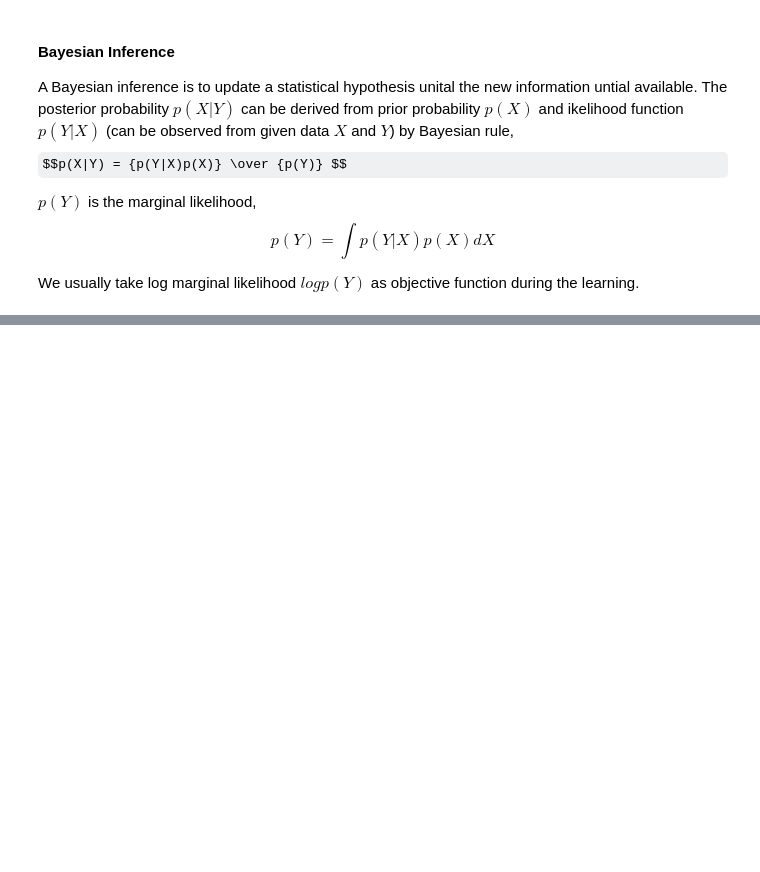
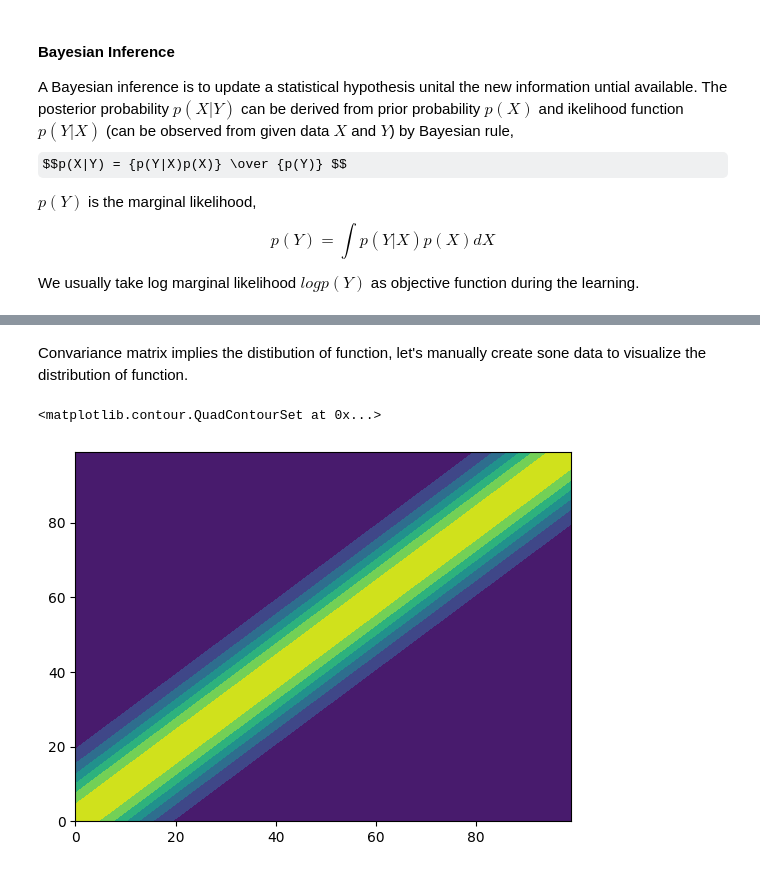
Before and after one commit to kueiwen/machine-learning, a Jupyter notebook: gaussian_process_regression.ipynb, the cells around one changed output, grey strips where cells are left out. Saved outputs shown, nothing was run; the diff lists cells and outputs as text; code cells hidden in the pictures; some formulas as TeX source; blank space fills up the shorter version.

```diff
--- a/gaussian_process_regression.ipynb
+++ b/gaussian_process_regression.ipynb
@@ -56,0 +123,23 @@ The ext problem is now to setup the mean $\mu$ and covariance $\Sigma$? In Gauss
+# %%
+from scipy.spatial.distance import cdist
+def kernel(x: np.array, y: np.array, var_f: float, l: float) -> np.array:
+    """RBF kernel function.
+    Args:
+        x: numpy array of shape (n, d)
+        y: numpy array of shape (m, d)
+        var_f: float, variance
+        l: float, length scale
+    Returns:
+        numpy array of shape (n, m)
+    """
+    sqdist = np.sum(x**2, 1).reshape(-1, 1) + np.sum(y**2, 1) - 2 * np.dot(x, y.T) # (x - y)^2
+    return var_f * np.exp(-sqdist / (2*l**2))
+# %% [markdown]
+Convariance matrix implies the distibution of function, let's manually create sone data to visualize the distribution of function.
+# %%
+x_s = np.linspace(-5, 5, 100).reshape(-1,1)
+cov_s = kernel(x_s, x_s, 1, 1)
+plt.contourf(cov_s)
+# %% [output]
+<matplotlib.contour.QuadContourSet at 0x...>
+[figure, added]
```
Also changed, not shown: parts of 20 cells of this notebook.
